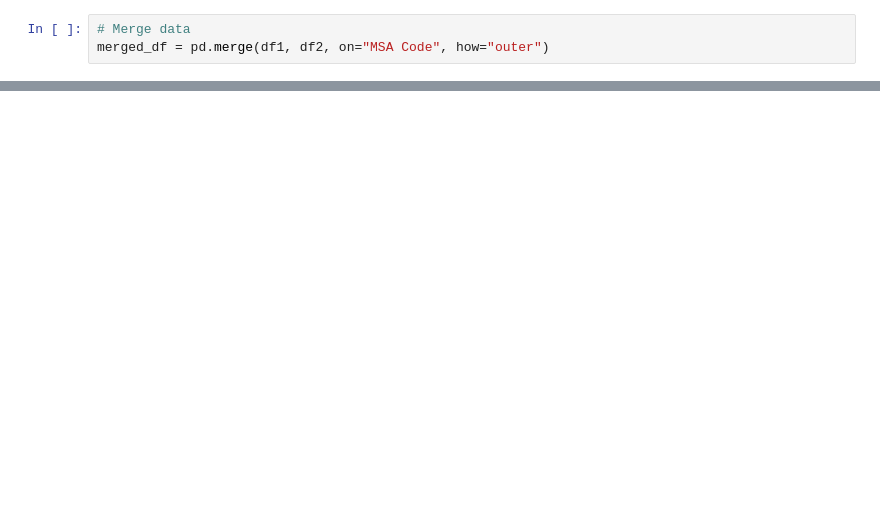
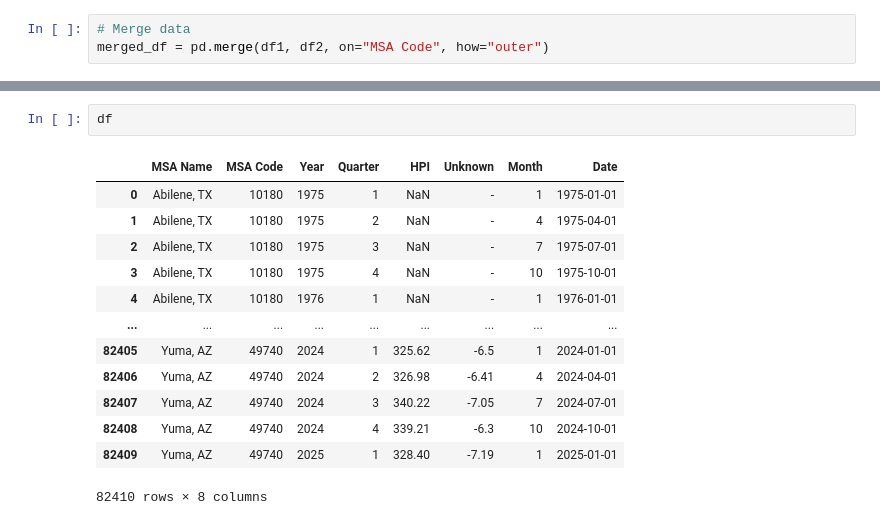
Before and after one commit to SamVirsik/Atrium-Loan-Default-Backup, a Jupyter notebook: Exploration/MSA_Info_Compilation.ipynb, the cells around one changed output, grey strips where cells are left out. Cells and saved outputs as stored; diff of their text form; blank space fills up the shorter version.

```diff
--- a/Exploration/MSA_Info_Compilation.ipynb
+++ b/Exploration/MSA_Info_Compilation.ipynb
@@ -10,0 +365,16 @@ df.to_csv("MSA_Compiled_Info.csv", index=False)
+# %%
+df
+# %% [output]
+|  | MSA Name | MSA Code | Year | Quarter | HPI | Unknown | Month | Date |
+| 0 | Abilene, TX | 10180 | 1975 | 1 | NaN | - | 1 | 1975-01-01 |
+| 1 | Abilene, TX | 10180 | 1975 | 2 | NaN | - | 4 | 1975-04-01 |
+| 2 | Abilene, TX | 10180 | 1975 | 3 | NaN | - | 7 | 1975-07-01 |
+| 3 | Abilene, TX | 10180 | 1975 | 4 | NaN | - | 10 | 1975-10-01 |
+| 4 | Abilene, TX | 10180 | 1976 | 1 | NaN | - | 1 | 1976-01-01 |
+| ... | ... | ... | ... | ... | ... | ... | ... | ... |
+| 82405 | Yuma, AZ | 49740 | 2024 | 1 | 325.62 | -6.5 | 1 | 2024-01-01 |
+| 82406 | Yuma, AZ | 49740 | 2024 | 2 | 326.98 | -6.41 | 4 | 2024-04-01 |
+| 82407 | Yuma, AZ | 49740 | 2024 | 3 | 340.22 | -7.05 | 7 | 2024-07-01 |
+| 82408 | Yuma, AZ | 49740 | 2024 | 4 | 339.21 | -6.3 | 10 | 2024-10-01 |
+| 82409 | Yuma, AZ | 49740 | 2025 | 1 | 328.40 | -7.19 | 1 | 2025-01-01 |
+82410 rows × 8 columns
```
Also changed, not shown: parts of 83 cells of this notebook, 1 other file.
